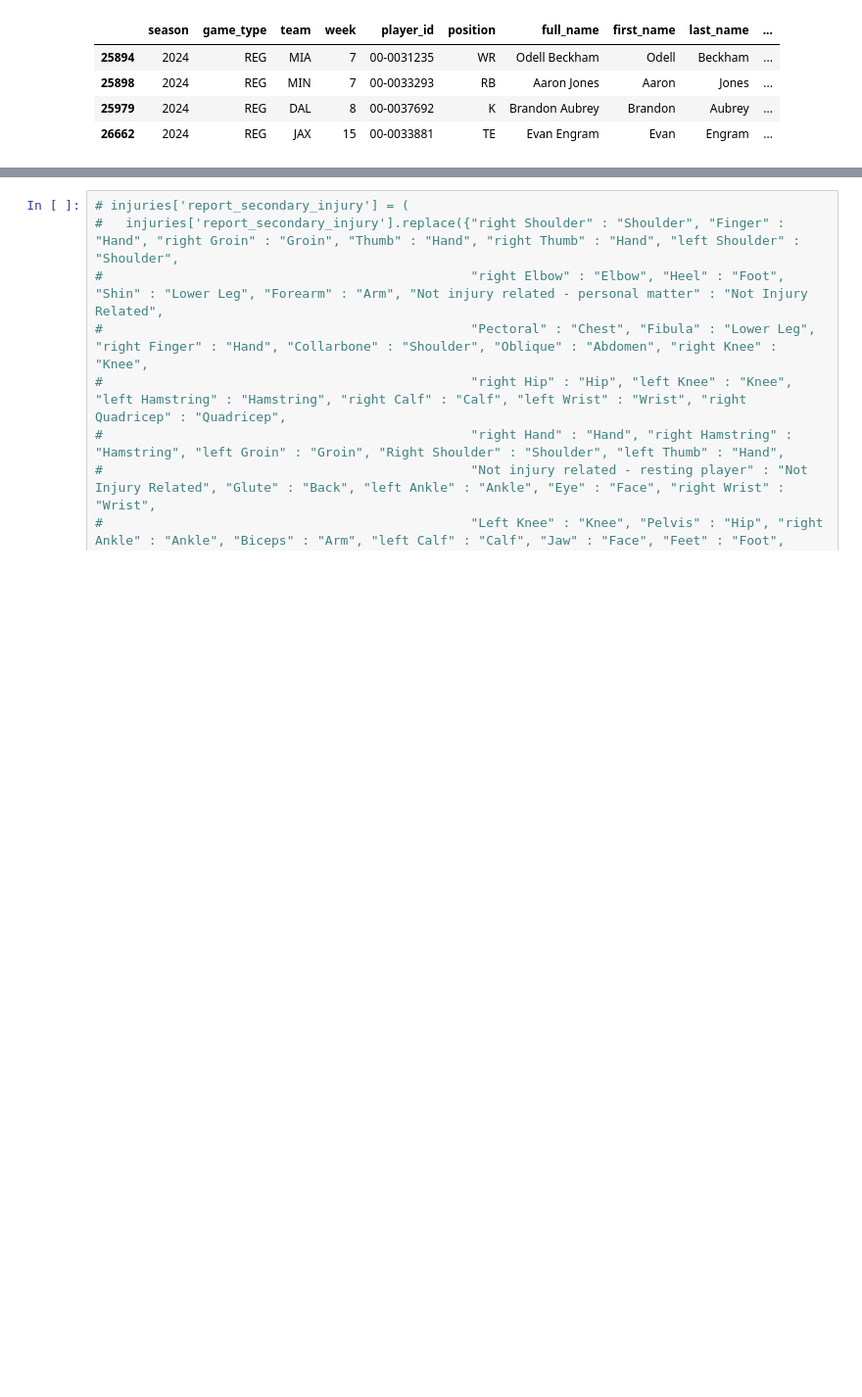
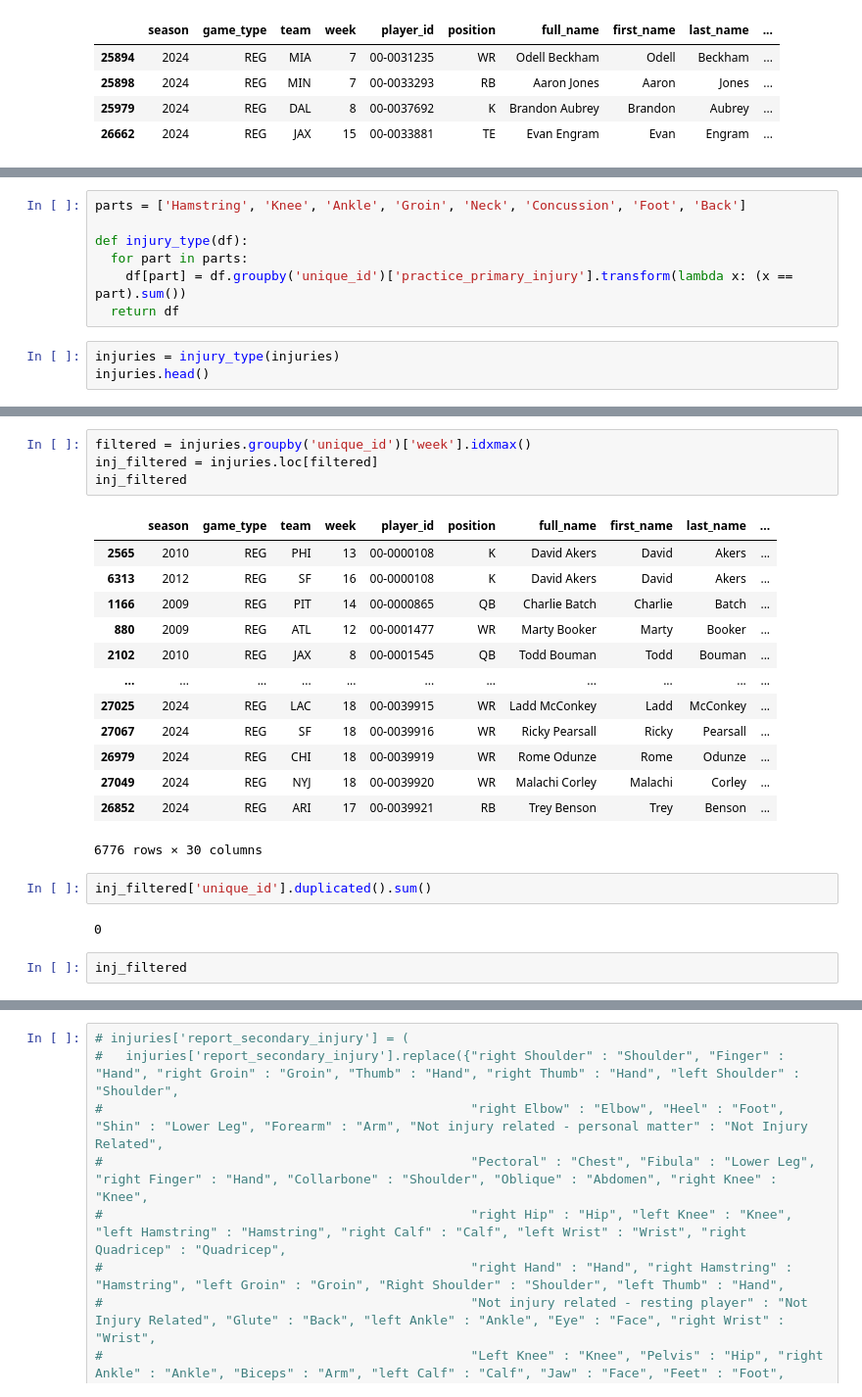
Before and after one commit to nicriv831/NFL-Injury-Risk, a Jupyter notebook: 2-Individual_Clean copy.ipynb, the cells around one changed output, grey strips where cells are left out. Shown at 98% size. Saved outputs shown, nothing was run; the diff lists cells and outputs as text; blank space fills up the shorter version.

```diff
--- a/2-Individual_Clean copy.ipynb
+++ b/2-Individual_Clean copy.ipynb
@@ -1540,0 +1744,10 @@ injuries[injuries['practice_primary_injury'].isna()]
+# %%
+parts = ['Hamstring', 'Knee', 'Ankle', 'Groin', 'Neck', 'Concussion', 'Foot', 'Back']
+
+def injury_type(df):
+  for part in parts:
+    df[part] = df.groupby('unique_id')['practice_primary_injury'].transform(lambda x: (x == part).sum())
+  return df
+# %%
+injuries = injury_type(injuries)
+injuries.head()
@@ -1540,0 +1761,24 @@ injuries[injuries['practice_primary_injury'].isna()]
+# %%
+filtered = injuries.groupby('unique_id')['week'].idxmax()
+inj_filtered = injuries.loc[filtered]
+inj_filtered
+# %% [output]
+|  | season | game_type | team | week | player_id | position | full_name | first_name | last_name | ... |
+| 2565 | 2010 | REG | PHI | 13 | 00-0000108 | K | David Akers | David | Akers | ... |
+| 6313 | 2012 | REG | SF | 16 | 00-0000108 | K | David Akers | David | Akers | ... |
+| 1166 | 2009 | REG | PIT | 14 | 00-0000865 | QB | Charlie Batch | Charlie | Batch | ... |
+| 880 | 2009 | REG | ATL | 12 | 00-0001477 | WR | Marty Booker | Marty | Booker | ... |
+| 2102 | 2010 | REG | JAX | 8 | 00-0001545 | QB | Todd Bouman | Todd | Bouman | ... |
+| ... | ... | ... | ... | ... | ... | ... | ... | ... | ... | ... |
+| 27025 | 2024 | REG | LAC | 18 | 00-0039915 | WR | Ladd McConkey | Ladd | McConkey | ... |
+| 27067 | 2024 | REG | SF | 18 | 00-0039916 | WR | Ricky Pearsall | Ricky | Pearsall | ... |
+| 26979 | 2024 | REG | CHI | 18 | 00-0039919 | WR | Rome Odunze | Rome | Odunze | ... |
+| 27049 | 2024 | REG | NYJ | 18 | 00-0039920 | WR | Malachi Corley | Malachi | Corley | ... |
+| 26852 | 2024 | REG | ARI | 17 | 00-0039921 | RB | Trey Benson | Trey | Benson | ... |
+6776 rows × 30 columns
+# %%
+inj_filtered['unique_id'].duplicated().sum()
+# %% [output]
+0
+# %%
+inj_filtered
```
Also changed, not shown: parts of 31 cells of this notebook, 2 other files.
